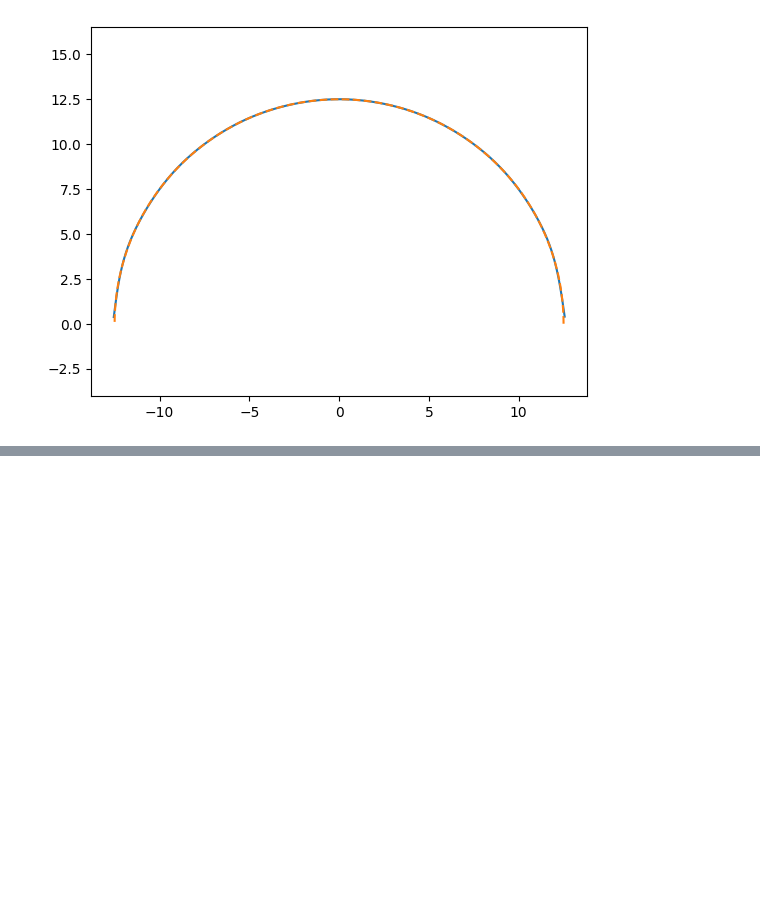
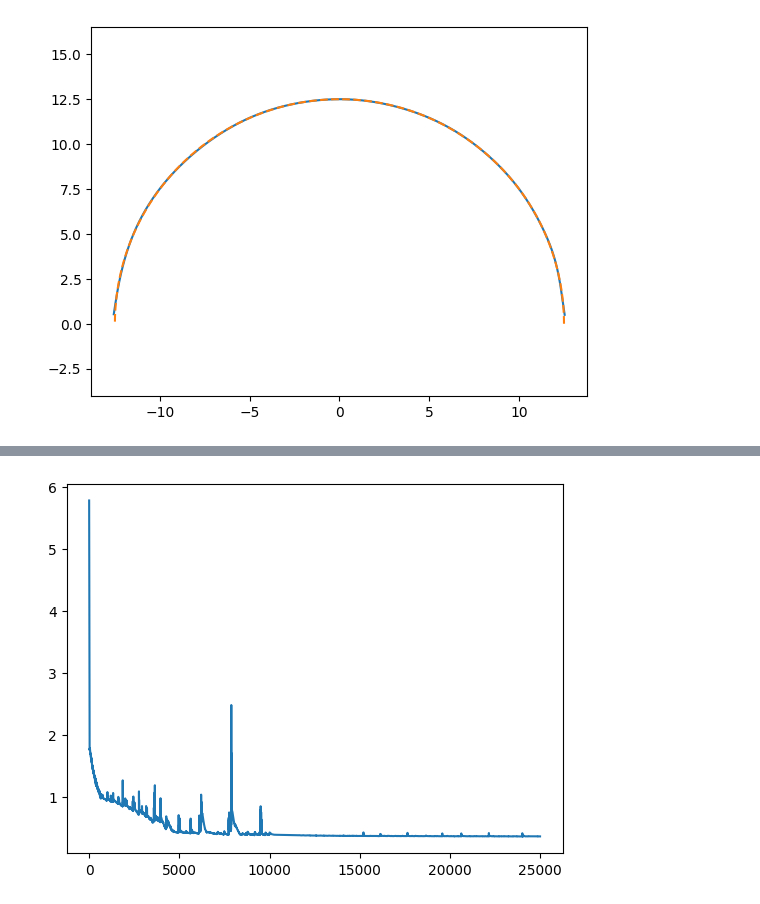
Before and after one commit to il1yasvie1/racing-line-optimization, a Jupyter notebook: test.ipynb, the cells around one changed output, grey strips where cells are left out. Saved outputs shown, nothing was run; the diff lists cells and outputs as text; code cells hidden in the pictures; blank space fills up the shorter version.

```diff
--- a/test.ipynb
+++ b/test.ipynb
@@ -44,7 +44,7 @@ def autograd(y: torch.Tensor, x: List[torch.Tensor]) -> List[torch.Tensor]:
 # %%
 g = 9.8
 v_max = 25
-a_min = -2.*g
+a_min = -2.0*g
 a_max = 1.4*g
 mu = 1.6
 M = 800.
@@ -114,15 +114,20 @@ def compute_losses(u_nn, s):
 
     loss += [torch.abs(u_nn(torch.tensor([[0.]]))[:, 2] - .7)]
     return sum(loss), loss
+# %%
+epochs = 25000
+lr = 1e-3
+opt = optim.Adam(u_nn.parameters(), lr=lr)
+scheduler = optim.lr_scheduler.MultiStepLR(opt, milestones=[10000], gamma=0.1)
 # %%
-opt = optim.Adam(u_nn.parameters(), lr=1e-3)
-scheduler = optim.lr_scheduler.MultiStepLR(opt, milestones=[5000], gamma=0.1)
-for epoch in range(10000):
+history = []
+for epoch in range(epochs):
     def closure():
         opt.zero_grad()
         loss, _ = compute_losses(u_nn, s)
-        print(f"\r [{np.round(epoch/10000, 2)}], loss:{np.round(loss.detach().numpy(), 5)}", end='')
+        print(f"\r [{np.round(epoch/epochs, 2)}], loss:{np.round(loss.detach().numpy(), 5)}", end='')
         loss.backward()
+        history.append(loss.detach().numpy()[0])
         return loss
     opt.step(closure)
     scheduler.step()
@@ -132,0 +136,5 @@ x, y, v = u_nn(s)[:, 0], u_nn(s)[:, 1], u_nn(s)[:, 2]
+# %%
+plt.plot(np.log(history))
+plt.show()
+# %% [output]
+[figure, added]
```
Also changed, not shown: parts of 15 cells of this notebook.
